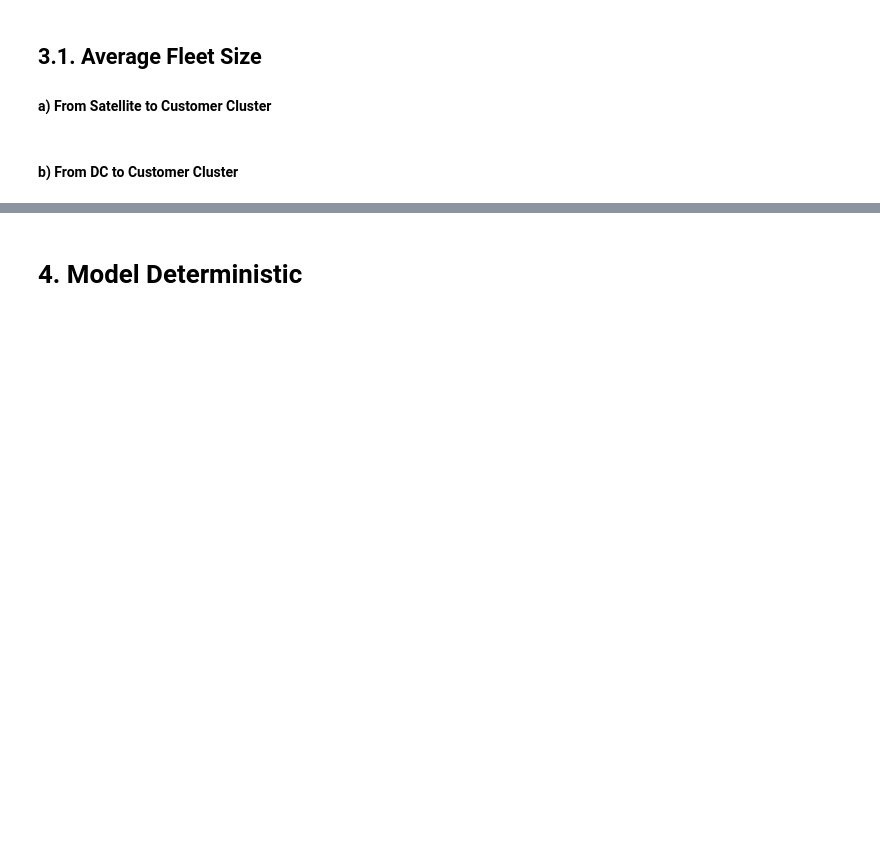
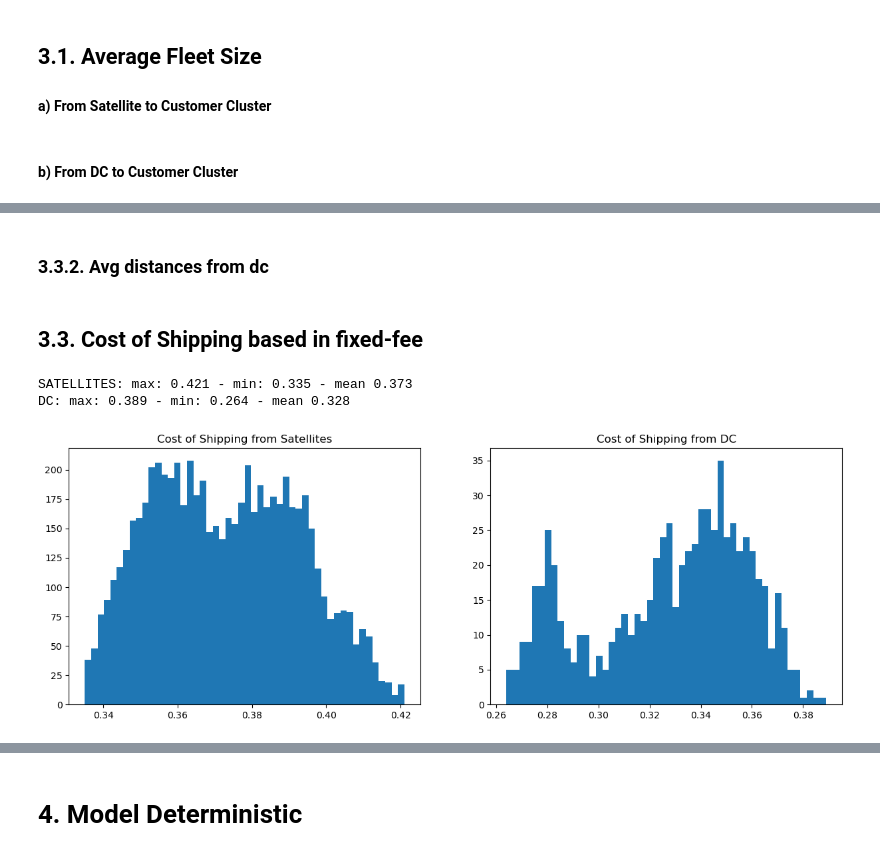
Before and after one commit to PitHurtado/redesign_urban-distribution, a Jupyter notebook: src/application.ipynb, the cells around one changed output, grey strips where cells are left out. Cells and saved outputs as stored; diff of their text form; code cells hidden in the pictures; blank space fills up the shorter version.

```diff
--- a/src/application.ipynb
+++ b/src/application.ipynb
@@ -144,17 +111,50 @@ distance_average_from_dc
+# %%
+distance_average_from_satellites = {}
+for s in satellites.values():
+    min_distances, max_distances = 100000000, -1
+    for k in clusters.values():
+        min_distances = min_distances if matrixes_from_satellites['distance'][(s.id, k.id)] > min_distances else matrixes_from_satellites['distance'][(s.id, k.id)]
+        max_distances = max_distances if matrixes_from_satellites['distance'][(s.id, k.id)] < max_distances else matrixes_from_satellites['distance'][(s.id, k.id)]
+    distance_average_from_satellites[s.id] = {'min': min_distances, 'max': max_distances, 'interval': max_distances-min_distances, 'cost': 0.421 - 0.335}
+#distance_average_from_satellites
+# %% [markdown]
+### 3.3.2. Avg distances from dc
+# %%
+distance_average_from_dc = {}
+min_distances, max_distances = 100000000, -1
+for k in clusters.values():
+    min_distances = min_distances if matrixes_from_dc['distance'][(k.id)] > min_distances else matrixes_from_dc['distance'][(k.id)]
+    max_distances = max_distances if matrixes_from_dc['distance'][(k.id)] < max_distances else matrixes_from_dc['distance'][(k.id)]
+distance_average_from_dc = {'min': min_distances, 'max': max_distances, 'interval': max_distances-min_distances, 'cost': 0.389 - 0.264}
+#distance_average_from_dc
+# %% [markdown]
+## 3.3. Cost of Shipping based in fixed-fee
 # %%
-# cost of shipping
-fee_cost_from_satellites = 0.071 #0.071
-fee_cost_from_dc = 0.06 #0.06 #
+fee_cost_from_satellites = 0.389 #0.071
+fee_cost_from_dc = 0.335 #0.06
 
 cost_shipping_from_satellites = dict([
-    ((s.id, k.id),fee_cost_from_satellites*matrixes_from_satellites['distance'][(s.id, k.id)]/distance_average_from_satellites[s.id])
-    if matrixes_from_satellites['distance'][(s.id, k.id)]/distance_average_from_satellites[s.id] > 0.5 else ((s.id, k.id),fee_cost_from_satellites*0.5)
-    for s in satellites.values() for k in clusters.values()
+    ((s.id, k.id), distance_average_from_satellites[(s.id)]['cost']/distance_average_from_satellites[(s.id)]['interval']*\
+     (matrixes_from_satellites['distance'][(s.id, k.id)] - distance_average_from_satellites[(s.id)]['min']) +  0.335) for s in satellites.values() for k in clusters.values()
 ])
 
-
 cost_shipping_from_dc = dict([
-    ((k.id),fee_cost_from_dc*matrixes_from_dc['distance'][k.id]/distance_average_from_dc)
-    if matrixes_from_dc['distance'][k.id]/distance_average_from_dc> 0.5 else ((k.id),fee_cost_from_dc*0.5)
-    for k in clusters.values()
+    (k.id, distance_average_from_dc['cost']/distance_average_from_dc['interval']* (matrixes_from_dc['distance'][(k.id)] - distance_average_from_dc['min']) +  0.264)for k in clusters.values()
 ])
+# %%
+fig, axes = plt.subplots(1,2, figsize=(15,5))
+# ax-1
+aux_1 = [item for item in list(cost_shipping_from_satellites.values()) if item!=0]
+# ax-2
+aux_2 = [item for item in list(cost_shipping_from_dc.values()) if item!=0]
+print(f'SATELLITES: max: {np.max(aux_1):.3f} - min: {np.min(aux_1):.3f} - mean {np.mean(aux_1):.3f}')
+print(f'DC: max: {np.max(aux_2):.3f} - min: {np.min(aux_2):.3f} - mean {np.mean(aux_2):.3f}')
+axes[0].hist(aux_1, bins=50)
+axes[0].set_title("Cost of Shipping from Satellites")
+axes[1].hist(aux_2, bins=50)
+axes[1].set_title('Cost of Shipping from DC')
+plt.show()
+# %% [output]
+SATELLITES: max: 0.421 - min: 0.335 - mean 0.373
+DC: max: 0.389 - min: 0.264 - mean 0.328
+[figure, added]
```
Also changed, not shown: parts of 45 cells of this notebook, 3 other files.
